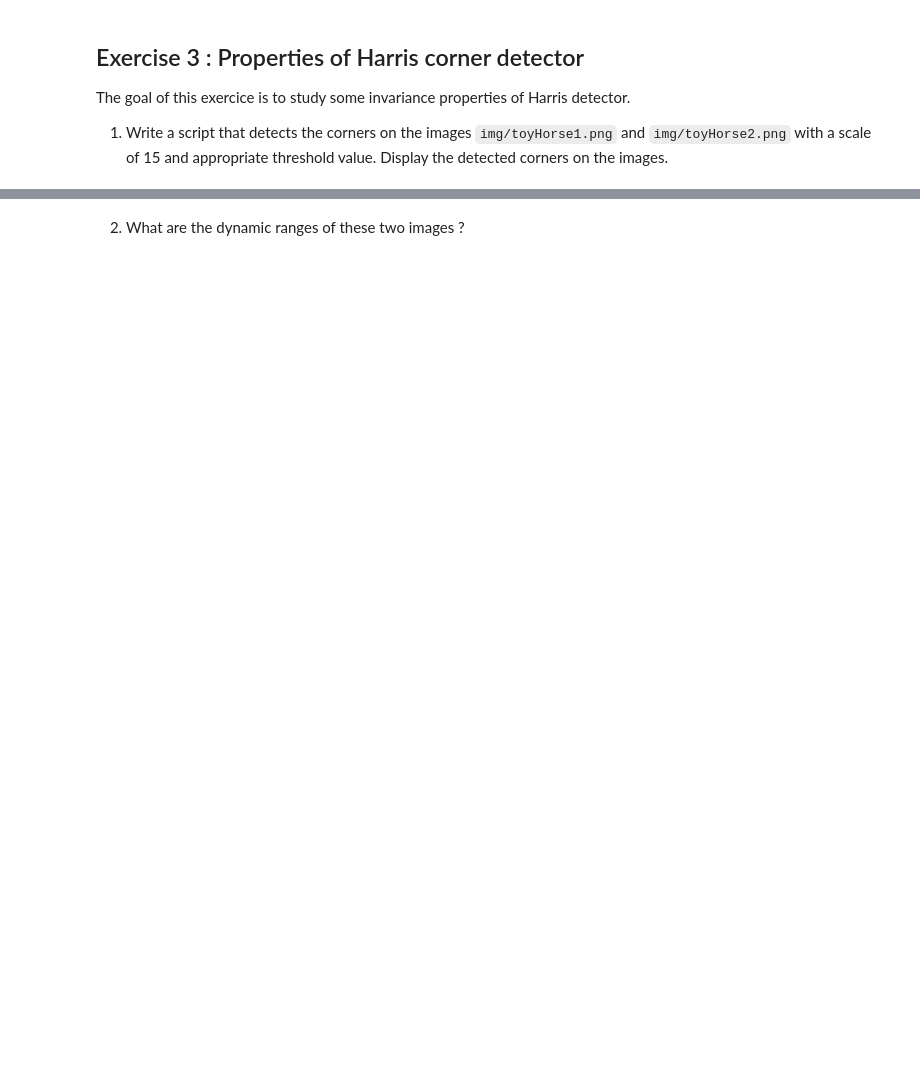
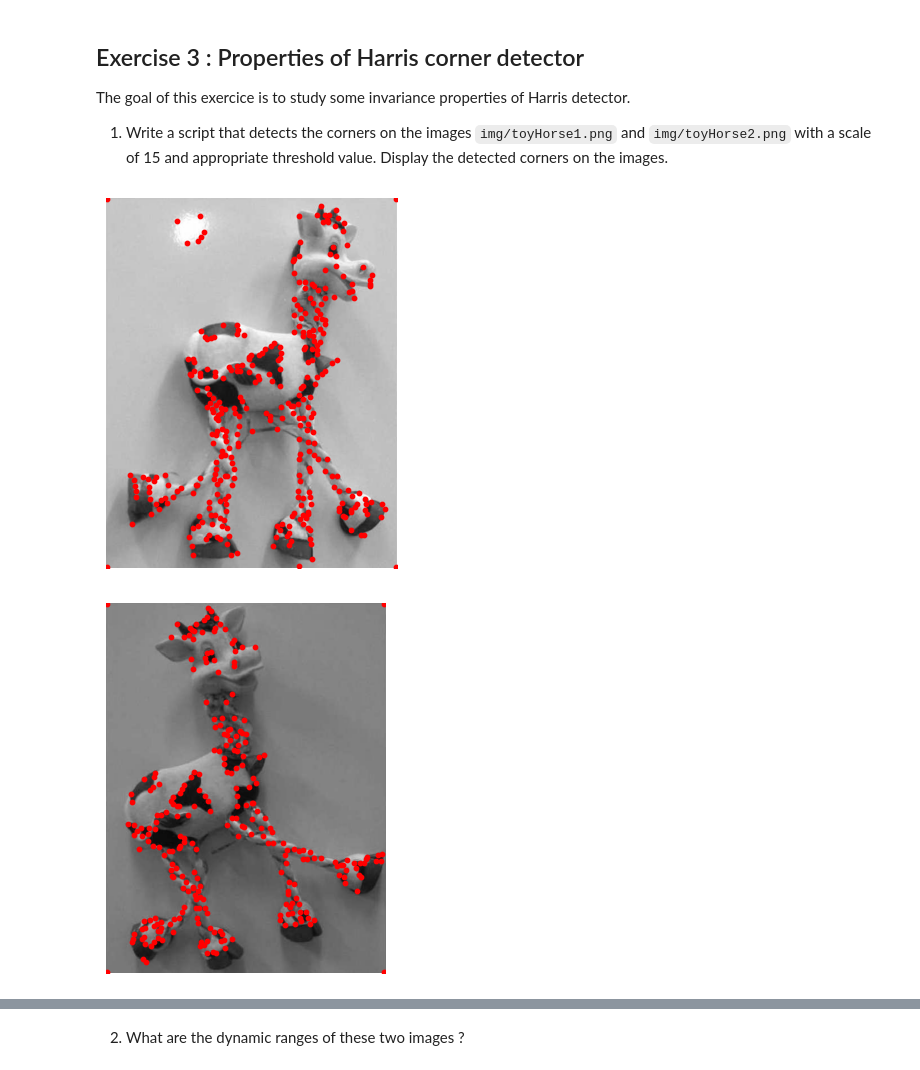
Before and after one commit to Yalda-Eftekhari/Basics-of-Image-Processing, a Jupyter notebook: TME6-Harris Corner Detector/TME6.ipynb, the cells around one changed output, grey strips where cells are left out. Saved outputs shown, nothing was run; the diff lists cells and outputs as text; code cells hidden in the pictures; blank space fills up the shorter version.

````diff
--- a/TME6-Harris Corner Detector/TME6.ipynb
+++ b/TME6-Harris Corner Detector/TME6.ipynb
@@ -219,3 +252,29 @@ plt.show()
 The goal of this exercice is to study some invariance properties of Harris detector.
 
 1) Write a script that detects the corners on the images ```img/toyHorse1.png``` and ```img/toyHorse2.png``` with a scale of 15 and appropriate threshold value. Display the detected corners on the images.
+# %%
+toyhorse1 = np.array(Image.open('img/toyHorse1.png').convert('L'))
+toyhorse2 = np.array(Image.open('img/toyHorse2.png').convert('L'))
+
+thres = 3500000
+corners_detected = cornerDetector(toyhorse1, scale=15, kappa=0.04, thres=thres)
+y_coords, x_coords = np.nonzero(corners_detected)
+
+# Display the image and detected corners
+plt.imshow(cv2.cvtColor(toyhorse1, cv2.COLOR_BGR2RGB))
+plt.scatter(x_coords, y_coords, c='red', s=10)  # red disks for each corner
+plt.axis('off')
+plt.show()
+
+thres = 3500000
+corners_detected = cornerDetector(toyhorse2, scale=15, kappa=0.04, thres=thres)
+y_coords, x_coords = np.nonzero(corners_detected)
+
+# Display the image and detected corners
+plt.imshow(cv2.cvtColor(toyhorse2, cv2.COLOR_BGR2RGB))
+plt.scatter(x_coords, y_coords, c='red', s=10)  # red disks for each corner
+plt.axis('off')
+plt.show()
+# %% [output]
+[figure, added]
+[figure, added]
````
Also changed, not shown: parts of 18 cells of this notebook, 2 other files.
